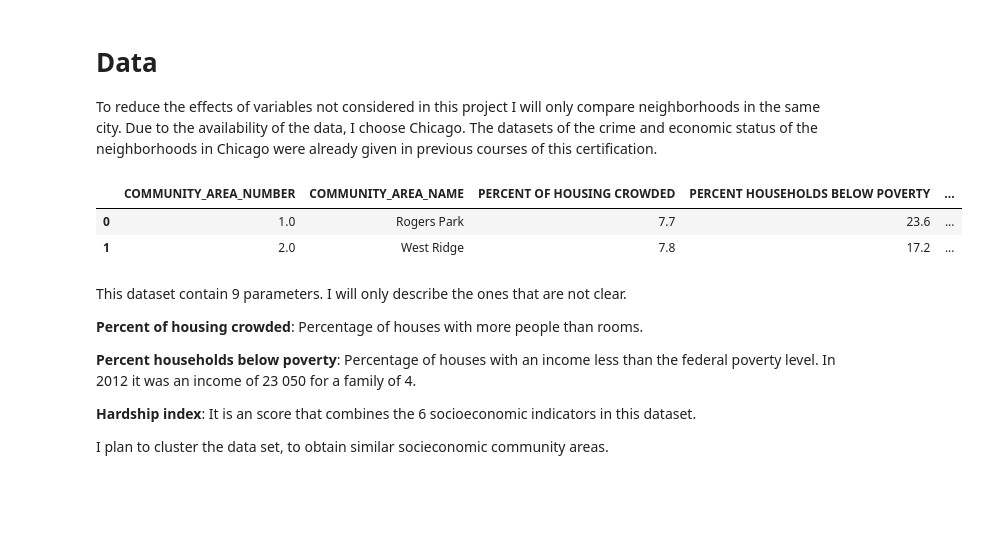
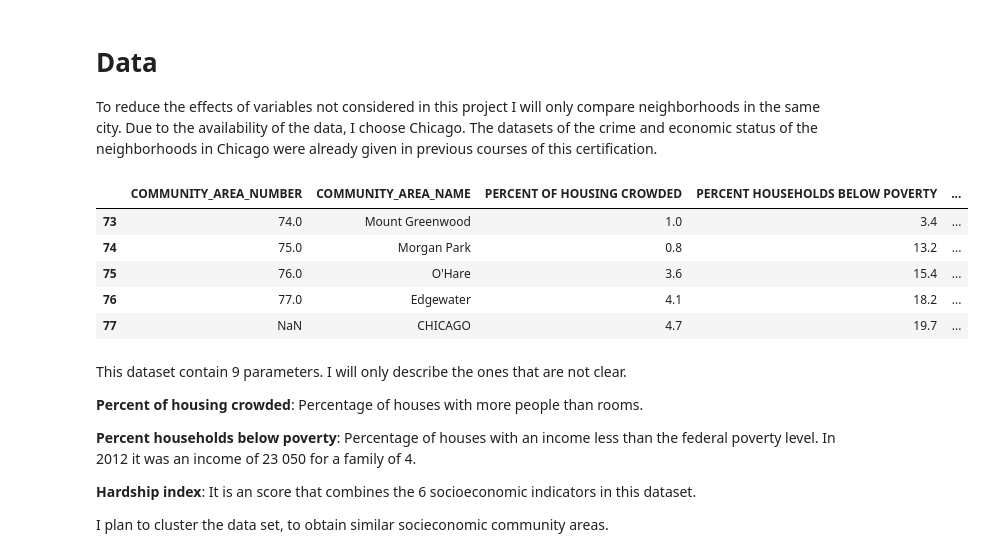
Before and after one commit to JG-AM/Coursera_Capstone, a Jupyter notebook: Final-Project. Correlations of crime and land use in Chicago.ipynb, the cells around one changed output. Saved outputs shown, nothing was run; the diff lists cells and outputs as text; code cells hidden in the pictures; blank space fills up the shorter version.

Commit message:
Start of the report(Introduction,Data)

```diff
--- a/Final-Project. Correlations of crime and land use in Chicago.ipynb
+++ b/Final-Project. Correlations of crime and land use in Chicago.ipynb
@@ -39,11 +39,14 @@ import matplotlib.pyplot as plt
 import seaborn as sns
 # %%
 economic_data = pd.read_csv("Census_Data_Selected_socioeconomic_indicators_in_Chicago__2008___2012.csv")
-economic_data.head(2)
+economic_data.tail(5)
 # %% [output]
 |  | COMMUNITY_AREA_NUMBER | COMMUNITY_AREA_NAME | PERCENT OF HOUSING CROWDED | PERCENT HOUSEHOLDS BELOW POVERTY | ... |
-| 0 | 1.0 | Rogers Park | 7.7 | 23.6 | ... |
-| 1 | 2.0 | West Ridge | 7.8 | 17.2 | ... |
+| 73 | 74.0 | Mount Greenwood | 1.0 | 3.4 | ... |
+| 74 | 75.0 | Morgan Park | 0.8 | 13.2 | ... |
+| 75 | 76.0 | O'Hare | 3.6 | 15.4 | ... |
+| 76 | 77.0 | Edgewater | 4.1 | 18.2 | ... |
+| 77 | NaN | CHICAGO | 4.7 | 19.7 | ... |
 # %% [markdown]
 This dataset contain 9 parameters. I will only describe the ones that are not clear.
 
```
Also changed, not shown: 6 other files.
